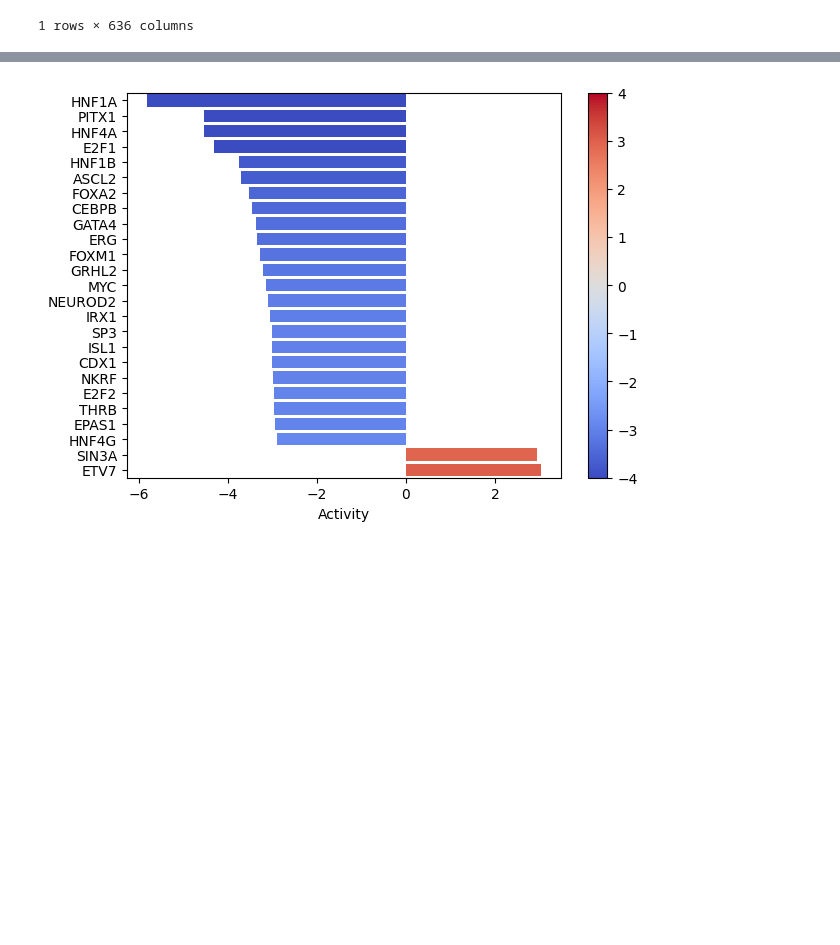
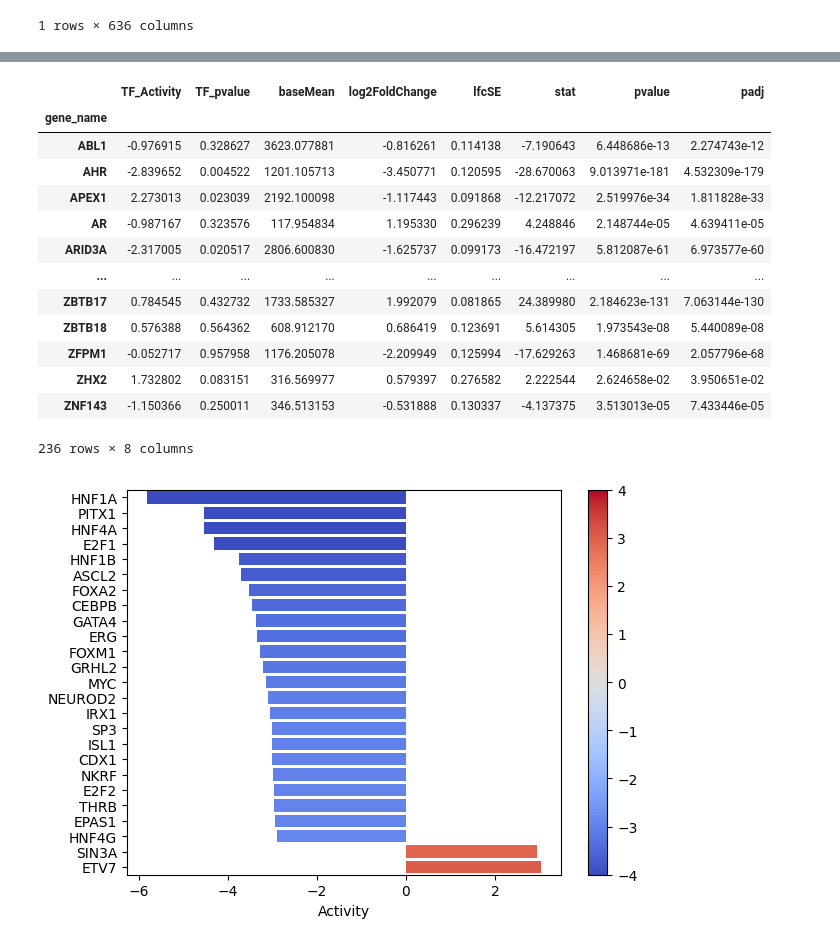
Before and after one commit to AlexanderFastner/MAFA_functional_analysis, a Jupyter notebook: notebooks/direct_comparison_MUT_02.ipynb, the cells around one changed output, grey strips where cells are left out. Saved outputs shown, nothing was run; the diff lists cells and outputs as text; code cells hidden in the pictures; blank space fills up the shorter version.

```diff
--- a/notebooks/direct_comparison_MUT_02.ipynb
+++ b/notebooks/direct_comparison_MUT_02.ipynb
@@ -325,6 +325,13 @@ collectri
 # %%
 # Infer TF activities with ulm
 tf_acts, tf_pvals = dc.run_ulm(mat=mat, net=collectri, verbose=True)
+#make copy to make table from
+table_tf_acts = tf_acts
+table_tf_pvals = tf_pvals
+table_tf_acts = table_tf_acts.rename(index={"treatment.vs.control": "TF_Activity"})
+table_tf_pvals = table_tf_pvals.rename(index={"treatment.vs.control": "TF_pvalue"})
+new_table = pd.concat([table_tf_acts, table_tf_pvals], axis = 0).T
+#actual df
 tf_acts
 # %% [output]
 Running ulm on mat with 1 samples and 15040 targets for 636 sources.
@@ -333,0 +343,4 @@ Running ulm on mat with 1 samples and 15040 targets for 636 sources.
+# %%
+#Not all TF are in the list?
+selected_rows = results_df.loc[[idx for idx in new_table.index if idx in results_df.index]]
+selected_rows
@@ -333,0 +362,7 @@ Running ulm on mat with 1 samples and 15040 targets for 636 sources.
+# %%
+# make selectable for various threshold values
+Threshold_LFC = 0.5
+Threshold_padj = 0.05
+subset_lfc = selected_rows[abs(selected_rows["log2FoldChange"]) > Threshold_LFC]
+subset_padj = subset_lfc[abs(subset_lfc["padj"]) < Threshold_padj]
+subset_padj
@@ -334,3 +384,27 @@ Running ulm on mat with 1 samples and 15040 targets for 636 sources.
+# %%
+#get TF data too
+tf_data = new_table.loc[subset_padj.index]
+tf_data
+#merge into 1 for readability
+complete_table = pd.merge(tf_data, subset_padj, left_index=True, right_index=True)
+complete_table
+#save
+#complete_table.to_csv('../figures/direct/MUT_T0_T2/table_comparison_MUT_02.csv')
+# %% [output]
+|  | TF_Activity | TF_pvalue | baseMean | log2FoldChange | lfcSE | stat | pvalue | padj |
+| gene_name |  |  |  |  |  |  |  |  |
+| ABL1 | -0.976915 | 0.328627 | 3623.077881 | -0.816261 | 0.114138 | -7.190643 | 6.448686e-13 | 2.274743e-12 |
+| AHR | -2.839652 | 0.004522 | 1201.105713 | -3.450771 | 0.120595 | -28.670063 | 9.013971e-181 | 4.532309e-179 |
+| APEX1 | 2.273013 | 0.023039 | 2192.100098 | -1.117443 | 0.091868 | -12.217072 | 2.519976e-34 | 1.811828e-33 |
+| AR | -0.987167 | 0.323576 | 117.954834 | 1.195330 | 0.296239 | 4.248846 | 2.148744e-05 | 4.639411e-05 |
+| ARID3A | -2.317005 | 0.020517 | 2806.600830 | -1.625737 | 0.099173 | -16.472197 | 5.812087e-61 | 6.973577e-60 |
+| ... | ... | ... | ... | ... | ... | ... | ... | ... |
+| ZBTB17 | 0.784545 | 0.432732 | 1733.585327 | 1.992079 | 0.081865 | 24.389980 | 2.184623e-131 | 7.063144e-130 |
+| ZBTB18 | 0.576388 | 0.564362 | 608.912170 | 0.686419 | 0.123691 | 5.614305 | 1.973543e-08 | 5.440089e-08 |
+| ZFPM1 | -0.052717 | 0.957958 | 1176.205078 | -2.209949 | 0.125994 | -17.629263 | 1.468681e-69 | 2.057796e-68 |
+| ZHX2 | 1.732802 | 0.083151 | 316.569977 | 0.579397 | 0.276582 | 2.222544 | 2.624658e-02 | 3.950651e-02 |
+| ZNF143 | -1.150366 | 0.250011 | 346.513153 | -0.531888 | 0.130337 | -4.137375 | 3.513013e-05 | 7.433446e-05 |
+236 rows × 8 columns
 # %%
 dc.plot_barplot(
     tf_acts,
```
Also changed, not shown: parts of 10 cells of this notebook, 9 other files.
